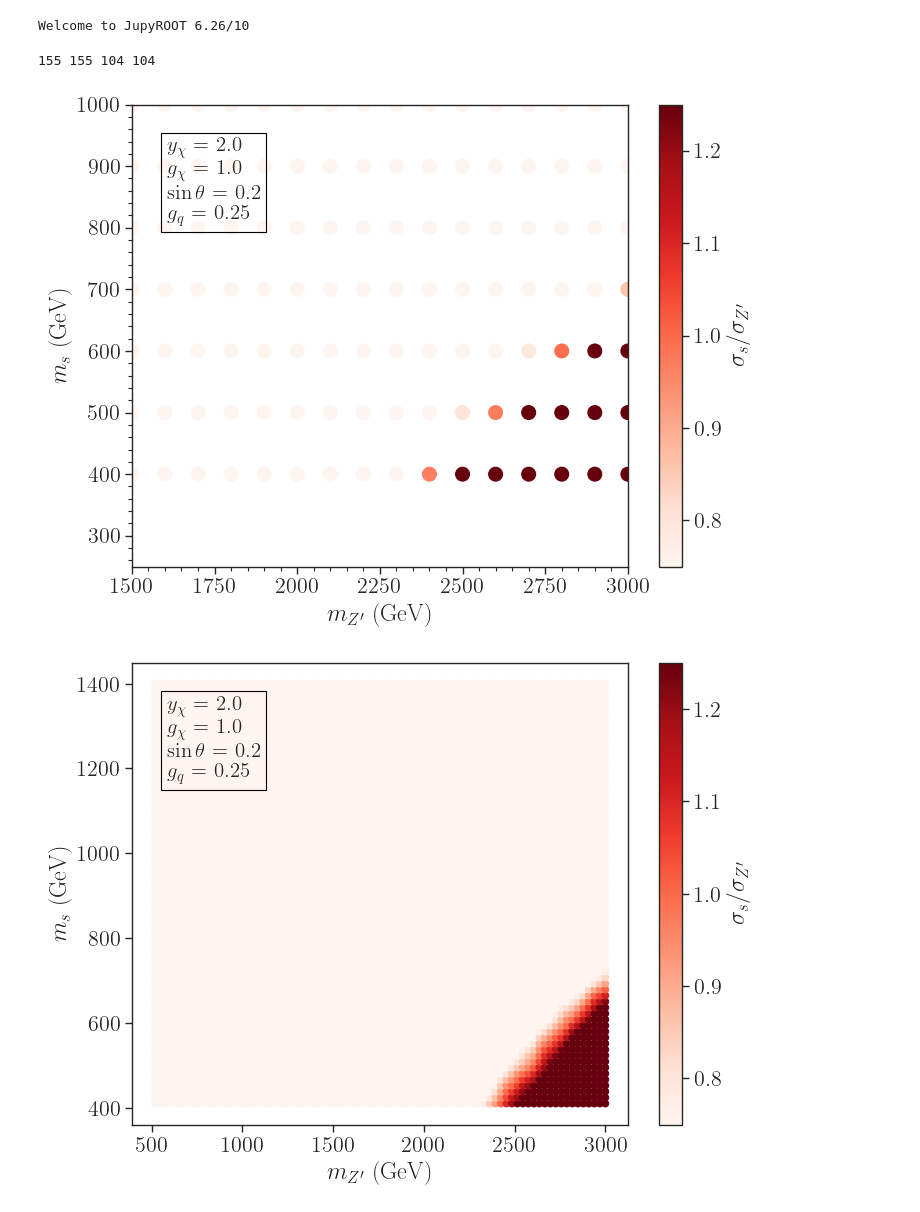
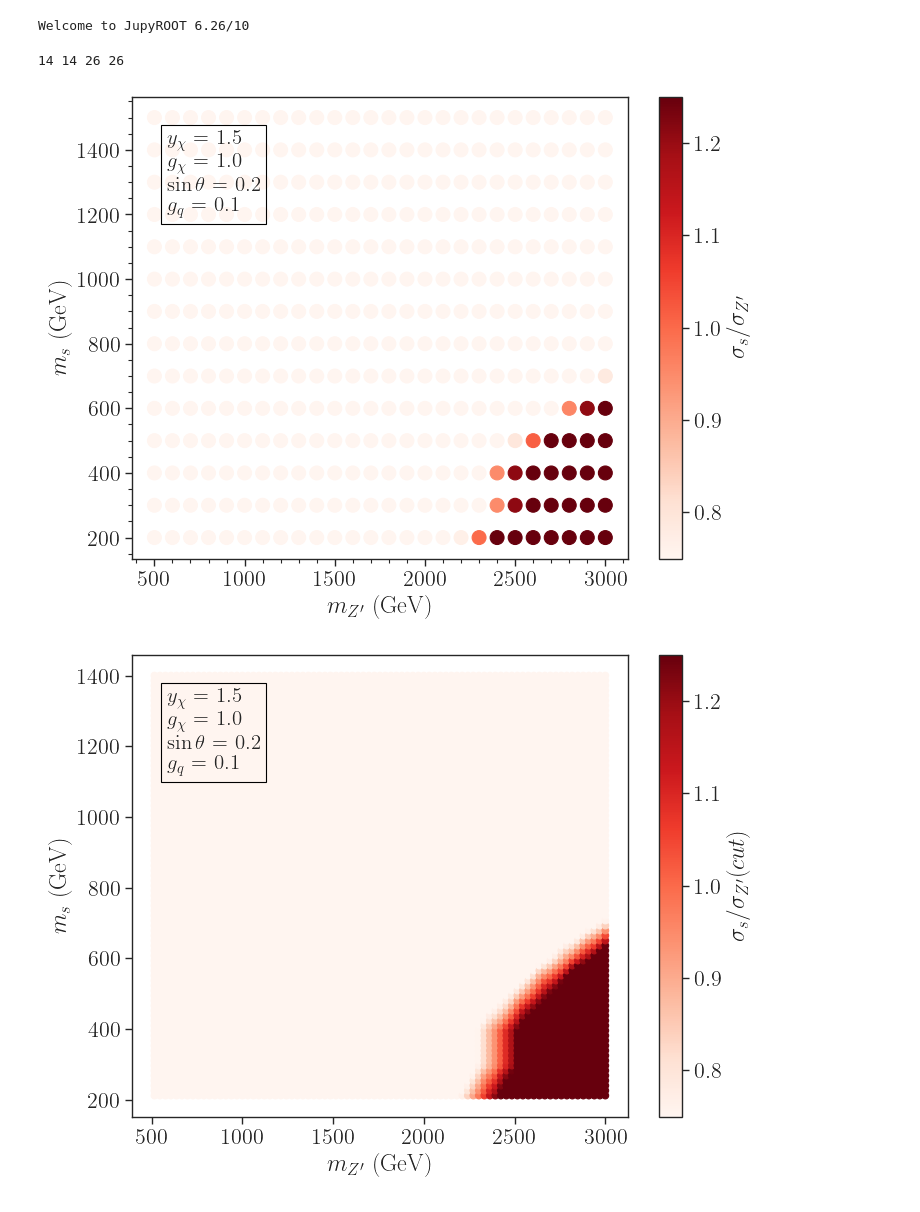
Before and after one commit to SModelS/smodelsv3-paper, a Jupyter notebook: notebooks/Map-ratio-xsec.ipynb, the cells around one changed output. Drawn from its saved outputs; the diff is of its cells as text; code cells hidden in the pictures.

Commit message:
updated plots and scripts

```diff
--- a/notebooks/Map-ratio-xsec.ipynb
+++ b/notebooks/Map-ratio-xsec.ipynb
@@ -42,13 +42,20 @@ pclFiles = {'pp->zp': '../data/2mdm_zp_jet.pcl',
 
 df = [pd.read_pickle(f) for l, f in pclFiles.items()]
 
-df[1]['process'] = 'pp->sd'
-df[1] = df[1].drop(columns=['$m_{med}$'])
-df[1] = df[1].rename(columns={'$m_{s}$': '$m_{med}$'})
+for i, label in enumerate(pclFiles.keys()):
+    df[i]['process'] = label
+
+    if label == 'pp->zp':
+        df[i] = df[i].drop(columns=['$m_{s}$'])
+        df[i] = df[i].rename(columns={'$m_{Z^{\prime}}$': '$m_{med}$'})
+
+    elif label == 'pp->sd':
+        df[i] = df[i].drop(columns=['$m_{Z^{\prime}}$'])
+        df[i] = df[i].rename(columns={'$m_{s}$': '$m_{med}$'})
 
 for d in df:
-    d = d.sort_values(['$m_{med}$', '$\sin\\theta$', '$g_{q}$'],inplace=True,
-                     ascending=[True, True, True])
+    d = d.sort_values(['process', '$m_{med}$', '$\sin\\theta$', '$g_{q}$'],inplace=True,
+                     ascending=[True, True, True, True])
 # %%
 data = pd.DataFrame()
 for d in df:
@@ -61,28 +68,24 @@ dataZ = data[data['process'] == 'pp->zp']
 brS = BRdata[BRdata['Mediator'] == '$S_{d}$']
 brZ = BRdata[BRdata['Mediator'] == '$Z^{\prime}$']
 # %%
-col = ['$m_{med}$', '$y_{\\chi}$', '$\\sin\\theta$']
+col = ['$m_{med}$', '$\\sin\\theta$']
 
 keys = list(dataS[col].columns.values)
 i1 = dataS.set_index(keys).index
 i2 = brS.set_index(keys).index
 brS = brS[i2.isin(i1)]
 
-col = ['$m_{med}$', '$g_{\\chi}$', '$g_{q}$']
+col = ['$m_{med}$', '$g_{q}$']
 
 keys = list(dataZ[col].columns.values)
 i1 = dataZ.set_index(keys).index
 i2 = brZ.set_index(keys).index
 brZ = brZ[i2.isin(i1)]
-
-print(len(dataS), len(brS), len(dataZ), len(brZ))
-# %% [output]
-155 155 104 104
 # %%
 # Filter models
 
 filter1 = {
-           '$y_{\\chi}$': 2.0
+           '$y_{\\chi}$': 1.5
           }
 filter2 = {
            '$g_{\\chi}$': 1.0
@@ -92,7 +95,7 @@ filter3 = {
           }
 
 filter4 = {
-           '$g_{q}$': 0.25
+           '$g_{q}$': 0.1
           }
 
 str1 = '\n'.join([r'%s = %s' %(k,v) for k,v in filter1.items()])
@@ -101,7 +104,6 @@ str3 = '\n'.join([r'%s = %s' %(k,v) for k,v in filter3.items()])
 str4 = '\n'.join([r'%s = %s' %(k,v) for k,v in filter4.items()])
 textstr = '\n'.join([str1]+[str2]+[str3]+[str4])
 # %%
-dataS = dataS.loc[(dataS[list(filter1)] == pd.Series(filter1)).all(axis=1)]
 dataS = dataS.loc[(dataS[list(filter3)] == pd.Series(filter3)).all(axis=1)]
 brS = brS.loc[(brS[list(filter1)] == pd.Series(filter1)).all(axis=1)]
 brS = brS.loc[(brS[list(filter3)] == pd.Series(filter3)).all(axis=1)]
@@ -109,6 +111,10 @@ brS = brS.loc[(brS[list(filter3)] == pd.Series(filter3)).all(axis=1)]
 dataZ = dataZ.loc[(dataZ[list(filter4)] == pd.Series(filter4)).all(axis=1)]
 brZ = brZ.loc[(brZ[list(filter2)] == pd.Series(filter2)).all(axis=1)]
 brZ = brZ.loc[(brZ[list(filter4)] == pd.Series(filter4)).all(axis=1)]
+
+print(len(dataS), len(brS), len(dataZ), len(brZ))
+# %% [output]
+14 14 26 26
 # %%
 xsecs = pd.DataFrame(columns=['$m_{s}$', '$m_{Zp}$'])
 for mzp in dataZ['$m_{med}$']:
@@ -132,23 +138,23 @@ xsecs['$\sigma_{S} / \sigma_{Zp}$'] = vals
 # %%
 # Plot results
 plt.figure(figsize=(8,6))
 plt.scatter(x=xsecs['$m_{Zp}$'], y=xsecs['$m_{s}$'], vmin=0.75, vmax=1.25,
             cmap=plt.cm.get_cmap('Reds'), c=xsecs['$\\sigma_{S} / \\sigma_{Zp} (cut)$'], s=100)
 
 cbar=plt.colorbar(label=r'$\sigma_{s} / \sigma_{Z^{\prime}}$')
 
 plt.xlabel(r'$m_{Z^{\prime}}$ (GeV)')
 plt.ylabel(r'$m_{s}$ (GeV)')
 
-plt.xlim(1500.0, 3000.0)
-plt.ylim(250.0, 1000.0)
+# plt.xlim(1500.0, 3000.0)
+# plt.ylim(250.0, 1000.0)
 
 plt.text(0.07,0.75,textstr,fontsize=15,bbox=dict(facecolor='none', edgecolor='black'),
          transform = plt.gca().transAxes)
 plt.minorticks_on()
 plt.show()
 # %% [output]
-[figure, old version]
+[figure, new version]
 # %%
 from itertools import product
 from scipy.interpolate import LinearNDInterpolator,interp2d, griddata
@@ -162,14 +168,13 @@ plt.figure(figsize=(8,6))
 
 plt.scatter(x=pts[:,0], y=pts[:,1], vmin=0.75, vmax =1.25, c=ratios, cmap=plt.cm.get_cmap('Reds'))
 
-cbar=plt.colorbar(label=r'$\sigma_{s} / \sigma_{Z^{\prime}}$')
+cbar=plt.colorbar(label=r'$\sigma_{s} / \sigma_{Z^{\prime}} (cut)$')
 
 plt.text(0.07,0.75,textstr,fontsize=15,bbox=dict(facecolor='none', edgecolor='black'),
          transform = plt.gca().transAxes)
 
-
 plt.xlabel(r'$m_{Z^{\prime}}$ (GeV)')
 plt.ylabel(r'$m_{s}$ (GeV)')
 plt.show()
 # %% [output]
-[figure, old version]
+[figure, new version]
```
Also changed, not shown: 4 other files.
